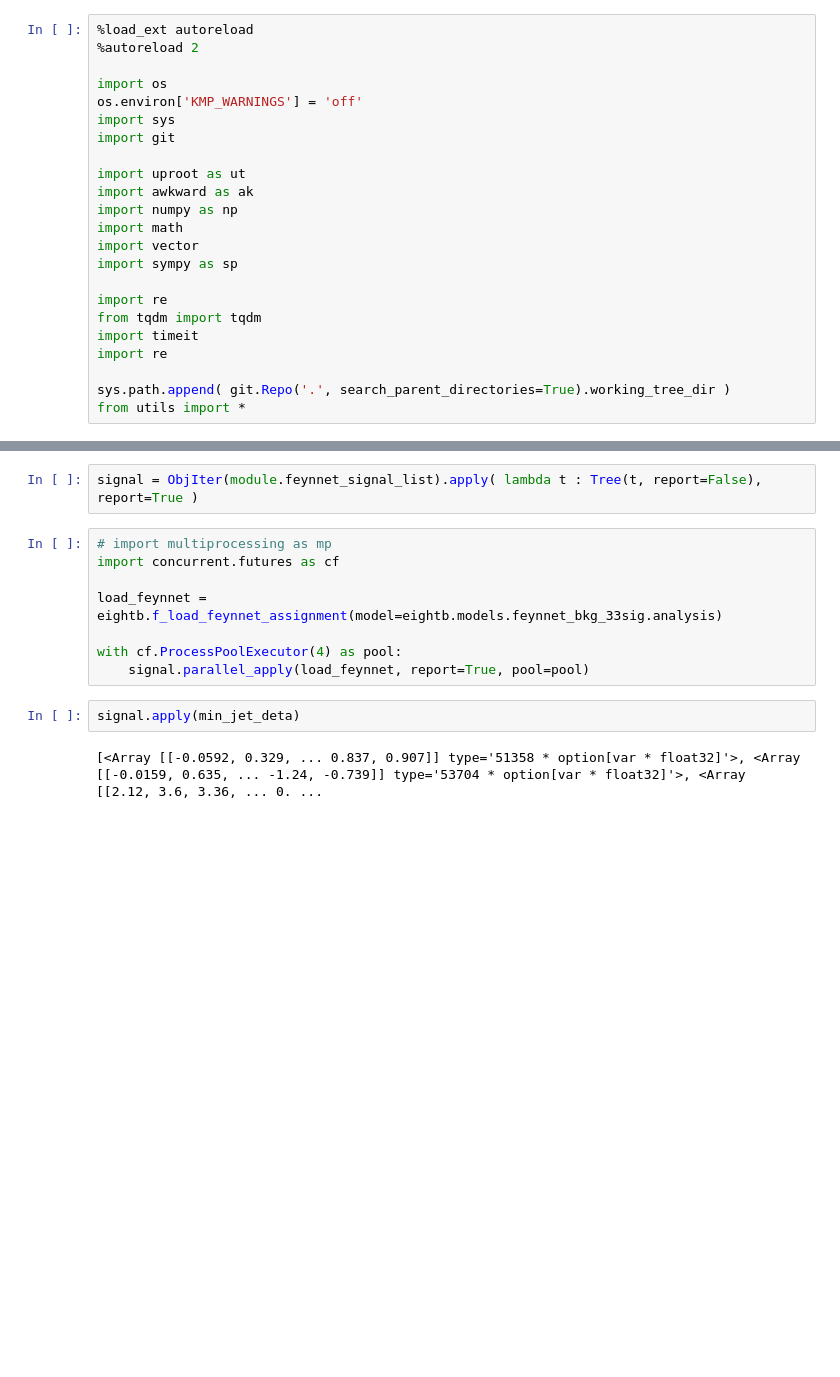
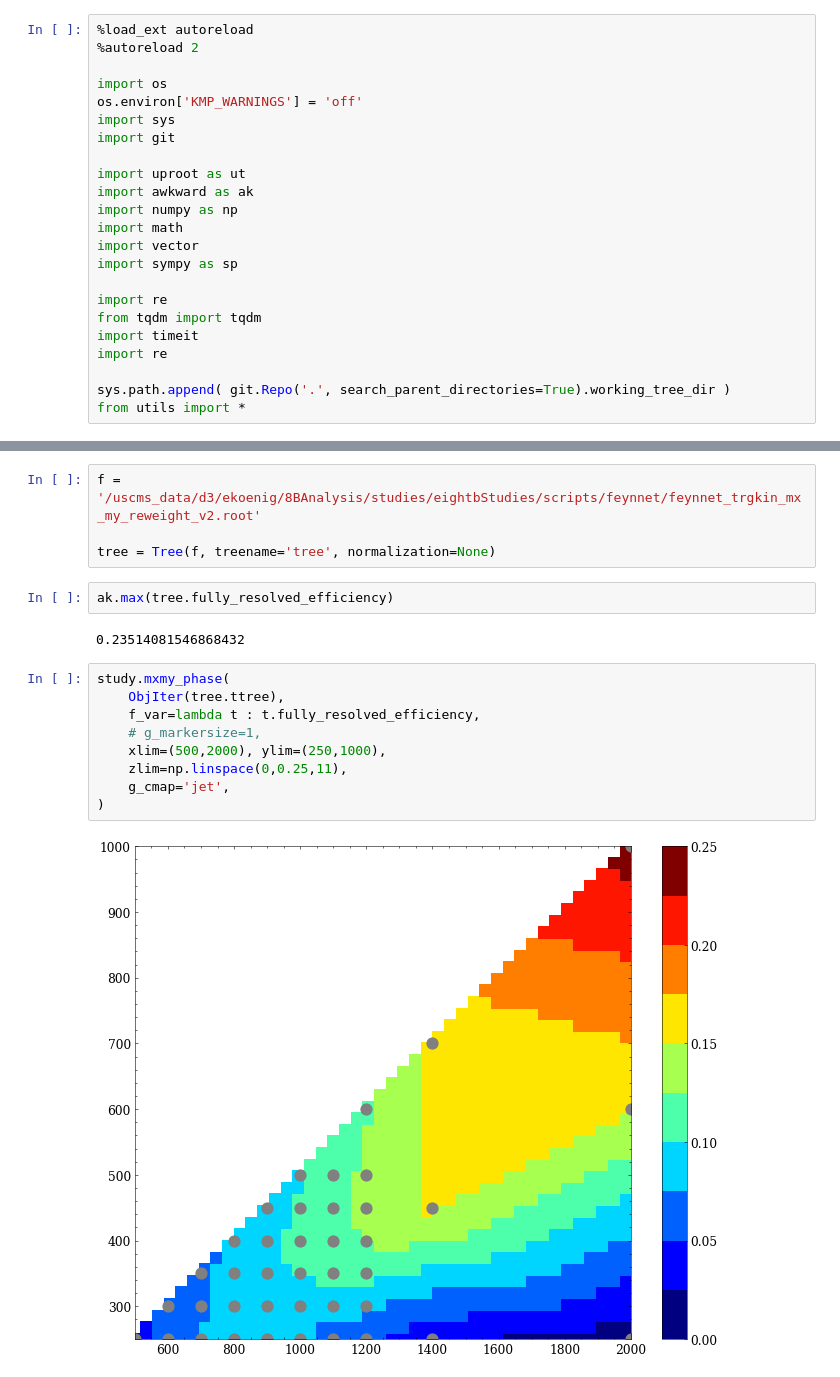
Before and after one commit to ekoenig4/analysis, a Jupyter notebook: jupyter/test_benchmark.ipynb, the cells around one changed output, grey strips where cells are left out. Cells and saved outputs as stored; diff of their text form; blank space fills up the shorter version.

```diff
--- a/jupyter/test_benchmark.ipynb
+++ b/jupyter/test_benchmark.ipynb
@@ -26,14 +24,19 @@ module = fc.eightb.preselection.t8btag_minmass
-# %%
-signal = ObjIter(module.feynnet_signal_list).apply( lambda t : Tree(t, report=False), report=True )
-# %%
-# import multiprocessing as mp
-import concurrent.futures as cf
-
-load_feynnet = eightb.f_load_feynnet_assignment(model=eightb.models.feynnet_bkg_33sig.analysis)
-
-with cf.ProcessPoolExecutor(4) as pool:
-    signal.parallel_apply(load_feynnet, report=True, pool=pool)
-# %%
-signal.apply(min_jet_deta)
-# %% [output]
-[<Array [[-0.0592, 0.329, ... 0.837, 0.907]] type='51358 * option[var * float32]'>, <Array [[-0.0159, 0.635, ... -1.24, -0.739]] type='53704 * option[var * float32]'>, <Array [[2.12, 3.6, 3.36, ... 0. ...
+# %%
+f = '/uscms_data/d3/ekoenig/8BAnalysis/studies/eightbStudies/scripts/feynnet/feynnet_trgkin_mx_my_reweight_v2.root'
+
+tree = Tree(f, treename='tree', normalization=None)
+# %%
+ak.max(tree.fully_resolved_efficiency)
+# %% [output]
+0.23514081546868432
+# %%
+study.mxmy_phase(
+    ObjIter(tree.ttree),
+    f_var=lambda t : t.fully_resolved_efficiency,
+    # g_markersize=1,
+    xlim=(500,2000), ylim=(250,1000),
+    zlim=np.linspace(0,0.25,11),
+    g_cmap='jet',
+)
+# %% [output]
+[figure, added]
```
Also changed, not shown: parts of 1 cell of this notebook, 5 other files.
